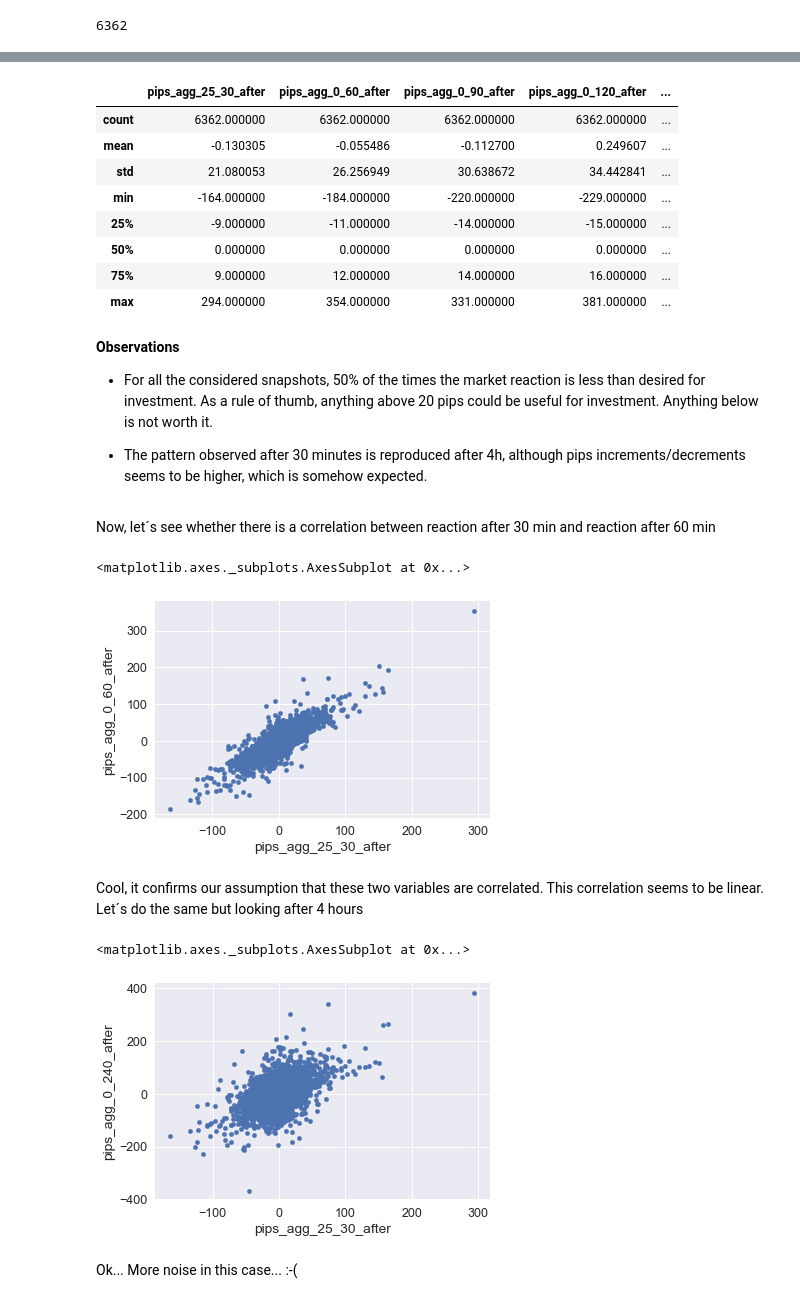
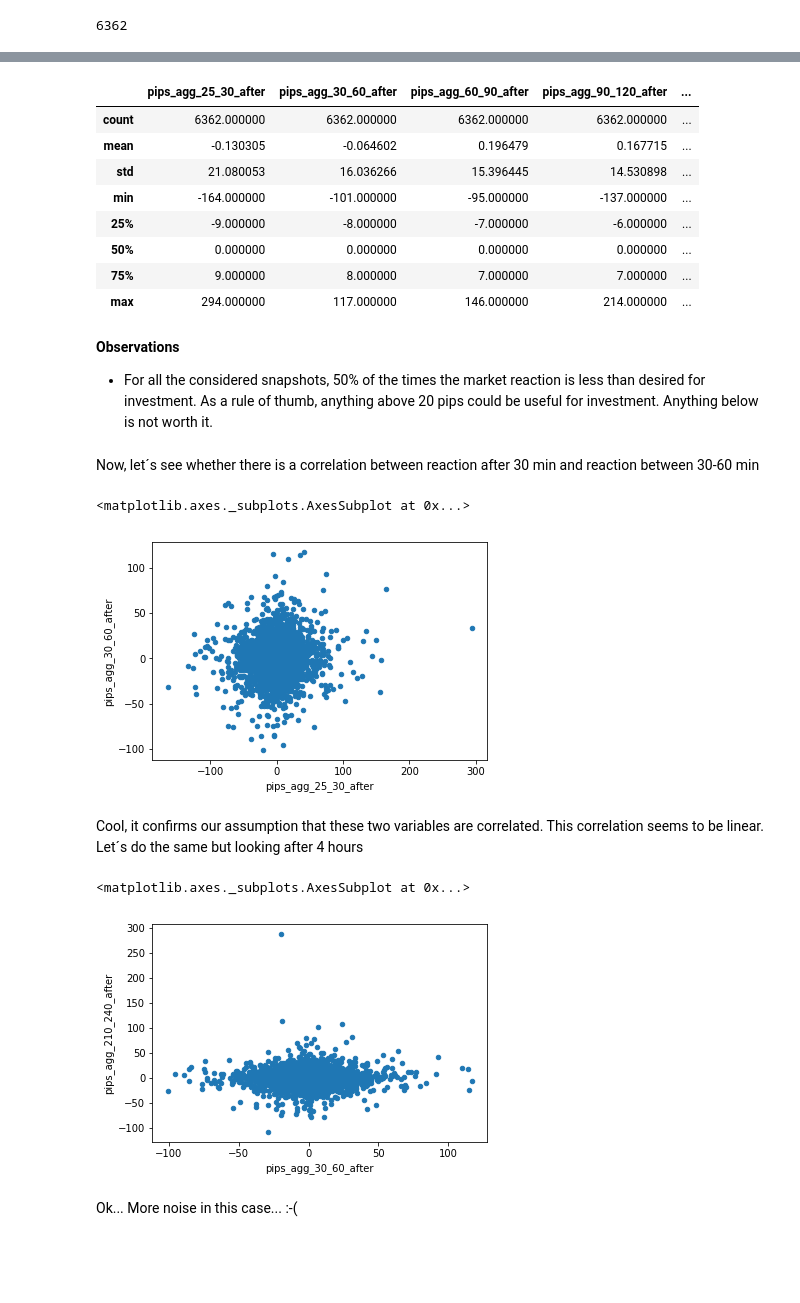
Before and after one commit to msanzsanz/PFM_EconomicNewsImpact, a Jupyter notebook: models/datafamiliarity.ipynb, the cells around one changed output, grey strips where cells are left out. Cells and saved outputs as stored; diff of their text form; code cells hidden in the pictures; blank space fills up the shorter version.

```diff
--- a/models/datafamiliarity.ipynb
+++ b/models/datafamiliarity.ipynb
@@ -142,3 +139,6 @@ df_by_datetime = df[['datetime_gmt','pips_agg_25_30_after', 'pips_agg_0_60_after
+# %%
+df_by_datetime = df[['datetime_gmt','pips_agg_25_30_after', 'pips_agg_30_60_after','pips_agg_60_90_after','pips_agg_90_120_after',
+                          'pips_agg_120_150_after','pips_agg_150_180_after','pips_agg_180_210_after','pips_agg_210_240_after']]
 # %%
 df_by_datetime.head(2)
 # %% [output]
@@ -179,37 +179,35 @@ array([[<matplotlib.axes._subplots.AxesSubplot object at 0x...>,
 # %%
 df_by_datetime.describe()
 # %% [output]
-|  | pips_agg_25_30_after | pips_agg_0_60_after | pips_agg_0_90_after | pips_agg_0_120_after | ... |
+|  | pips_agg_25_30_after | pips_agg_30_60_after | pips_agg_60_90_after | pips_agg_90_120_after | ... |
 | count | 6362.000000 | 6362.000000 | 6362.000000 | 6362.000000 | ... |
-| mean | -0.130305 | -0.055486 | -0.112700 | 0.249607 | ... |
-| std | 21.080053 | 26.256949 | 30.638672 | 34.442841 | ... |
-| min | -164.000000 | -184.000000 | -220.000000 | -229.000000 | ... |
-| 25% | -9.000000 | -11.000000 | -14.000000 | -15.000000 | ... |
+| mean | -0.130305 | -0.064602 | 0.196479 | 0.167715 | ... |
+| std | 21.080053 | 16.036266 | 15.396445 | 14.530898 | ... |
+| min | -164.000000 | -101.000000 | -95.000000 | -137.000000 | ... |
+| 25% | -9.000000 | -8.000000 | -7.000000 | -6.000000 | ... |
 | 50% | 0.000000 | 0.000000 | 0.000000 | 0.000000 | ... |
-| 75% | 9.000000 | 12.000000 | 14.000000 | 16.000000 | ... |
-| max | 294.000000 | 354.000000 | 331.000000 | 381.000000 | ... |
+| 75% | 9.000000 | 8.000000 | 7.000000 | 7.000000 | ... |
+| max | 294.000000 | 117.000000 | 146.000000 | 214.000000 | ... |
 # %% [markdown]
 **Observations**
 
 - For all the considered snapshots, 50% of the times the market reaction is less than desired for investment.
 As a rule of thumb, anything above 20 pips could be useful for investment. Anything below is not worth it.
-
-- The pattern observed after 30 minutes is reproduced after 4h, although pips increments/decrements seems to be higher, which is somehow expected.
 # %% [markdown]
-Now, let´s see whether there is a correlation between reaction after 30 min and reaction after 60 min
+Now, let´s see whether there is a correlation between reaction after 30 min and reaction between 30-60 min
 # %%
-df_by_datetime.plot.scatter(x='pips_agg_25_30_after', y='pips_agg_0_60_after')
+df_by_datetime.plot.scatter(x='pips_agg_25_30_after', y='pips_agg_30_60_after')
 # %% [output]
 <matplotlib.axes._subplots.AxesSubplot at 0x...>
-[figure, old version]
+[figure, new version]
 # %% [markdown]
 Cool, it confirms our assumption that these two variables are correlated. This correlation seems to be linear.
 Let´s do the same but looking after 4 hours
 # %%
-df_by_datetime.plot.scatter(x='pips_agg_25_30_after', y='pips_agg_0_240_after')
+df_by_datetime.plot.scatter(x='pips_agg_30_60_after', y='pips_agg_210_240_after')
 # %% [output]
 <matplotlib.axes._subplots.AxesSubplot at 0x...>
-[figure, old version]
+[figure, new version]
 # %% [markdown]
 Ok... More noise in this case... :-(
 # %% [markdown]
```
Also changed, not shown: parts of 5 cells of this notebook, 4 other files.
